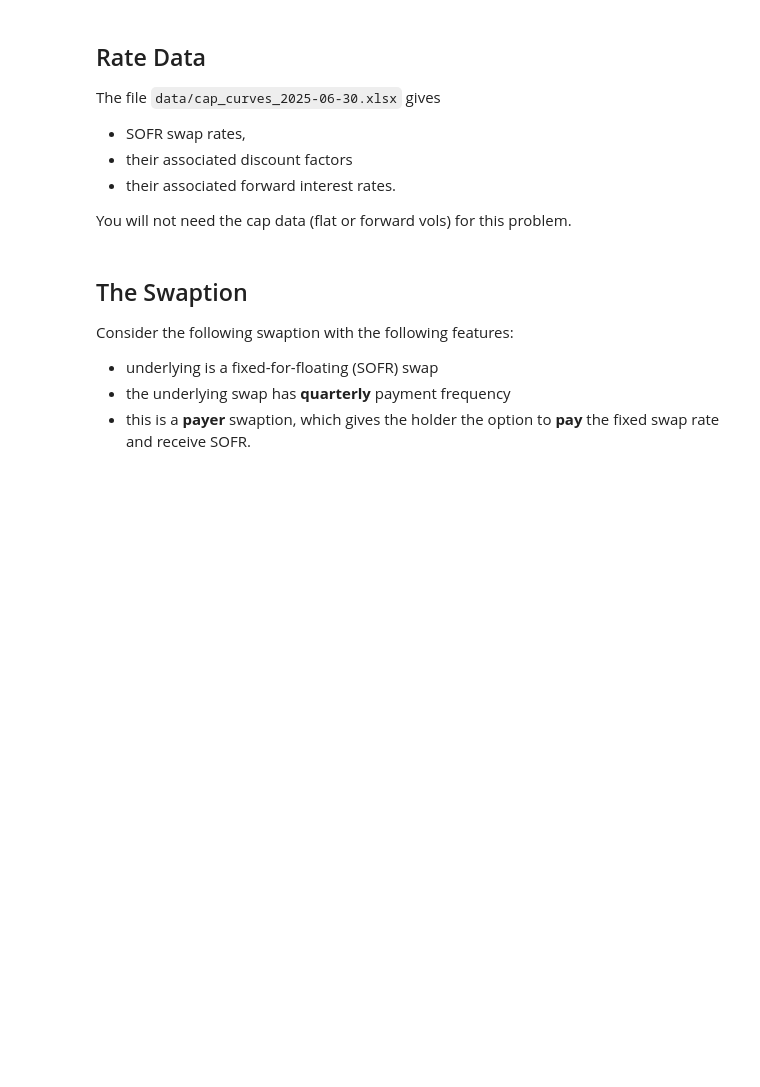
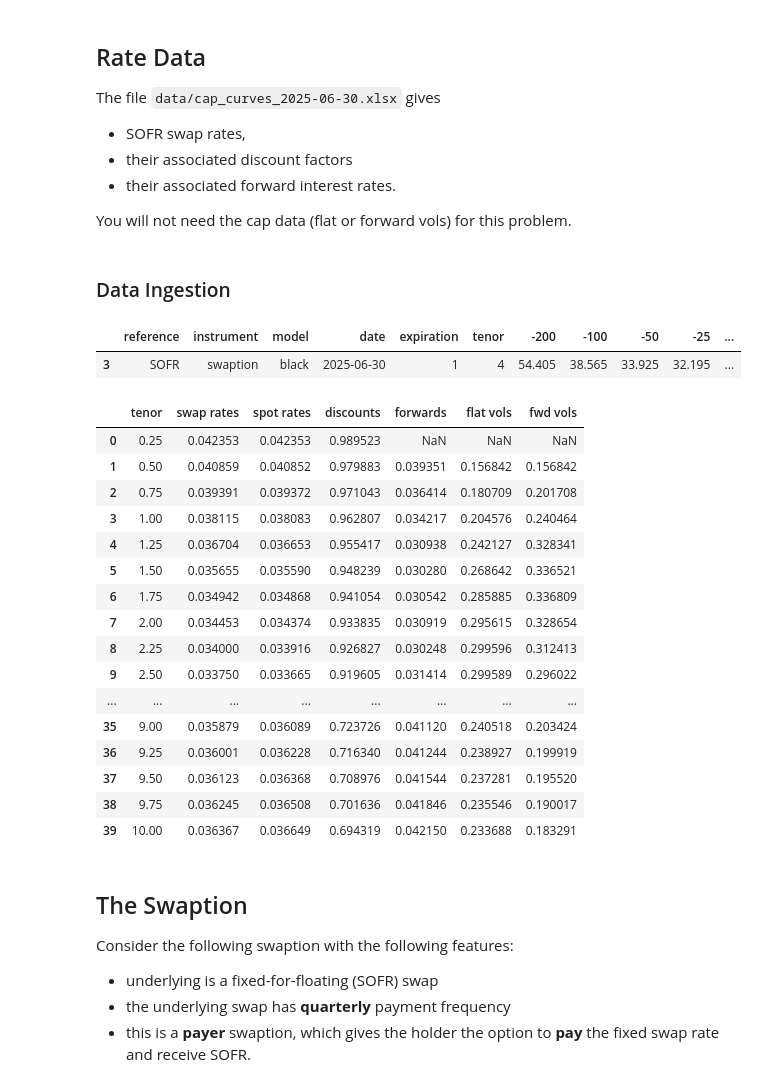
Before and after one commit to y3y-tech/Fixed_Income_Homework, a Jupyter notebook: Exercises/Swaption_Vol_Skew.ipynb, the cells around one changed output. Cells and saved outputs as stored; diff of their text form; code cells hidden in the pictures; blank space fills up the shorter version.

```diff
--- a/Exercises/Swaption_Vol_Skew.ipynb
+++ b/Exercises/Swaption_Vol_Skew.ipynb
@@ -91,6 +92,35 @@ The file `data/cap_curves_2025-06-30.xlsx` gives
 * their associated forward interest rates.
 
 You will not need the cap data (flat or forward vols) for this problem.
+# %% [markdown]
+### Data Ingestion
+# %%
+swaption_vol = pd.read_excel('../Data/swaption_vol_data_2025-06-30.xlsx')
+rates = pd.read_excel('../Data/cap_curves_2025-06-30.xlsx')
+swaption_vol = swaption_vol[(swaption_vol['expiration'] == 1.0) & (swaption_vol['tenor'] == 4.0)]
+
+display(swaption_vol)
+display(rates)
+# %% [output]
+|  | reference | instrument | model | date | expiration | tenor | -200 | -100 | -50 | -25 | ... |
+| 3 | SOFR | swaption | black | 2025-06-30 | 1 | 4 | 54.405 | 38.565 | 33.925 | 32.195 | ... |
+|  | tenor | swap rates | spot rates | discounts | forwards | flat vols | fwd vols |
+| 0 | 0.25 | 0.042353 | 0.042353 | 0.989523 | NaN | NaN | NaN |
+| 1 | 0.50 | 0.040859 | 0.040852 | 0.979883 | 0.039351 | 0.156842 | 0.156842 |
+| 2 | 0.75 | 0.039391 | 0.039372 | 0.971043 | 0.036414 | 0.180709 | 0.201708 |
+| 3 | 1.00 | 0.038115 | 0.038083 | 0.962807 | 0.034217 | 0.204576 | 0.240464 |
+| 4 | 1.25 | 0.036704 | 0.036653 | 0.955417 | 0.030938 | 0.242127 | 0.328341 |
+| 5 | 1.50 | 0.035655 | 0.035590 | 0.948239 | 0.030280 | 0.268642 | 0.336521 |
+| 6 | 1.75 | 0.034942 | 0.034868 | 0.941054 | 0.030542 | 0.285885 | 0.336809 |
+| 7 | 2.00 | 0.034453 | 0.034374 | 0.933835 | 0.030919 | 0.295615 | 0.328654 |
+| 8 | 2.25 | 0.034000 | 0.033916 | 0.926827 | 0.030248 | 0.299596 | 0.312413 |
+| 9 | 2.50 | 0.033750 | 0.033665 | 0.919605 | 0.031414 | 0.299589 | 0.296022 |
+| ... | ... | ... | ... | ... | ... | ... | ... |
+| 35 | 9.00 | 0.035879 | 0.036089 | 0.723726 | 0.041120 | 0.240518 | 0.203424 |
+| 36 | 9.25 | 0.036001 | 0.036228 | 0.716340 | 0.041244 | 0.238927 | 0.199919 |
+| 37 | 9.50 | 0.036123 | 0.036368 | 0.708976 | 0.041544 | 0.237281 | 0.195520 |
+| 38 | 9.75 | 0.036245 | 0.036508 | 0.701636 | 0.041846 | 0.235546 | 0.190017 |
+| 39 | 10.00 | 0.036367 | 0.036649 | 0.694319 | 0.042150 | 0.233688 | 0.183291 |
 # %% [markdown]
 ## The Swaption
 
```
Also changed, not shown: parts of 7 cells of this notebook, 1 other file.
